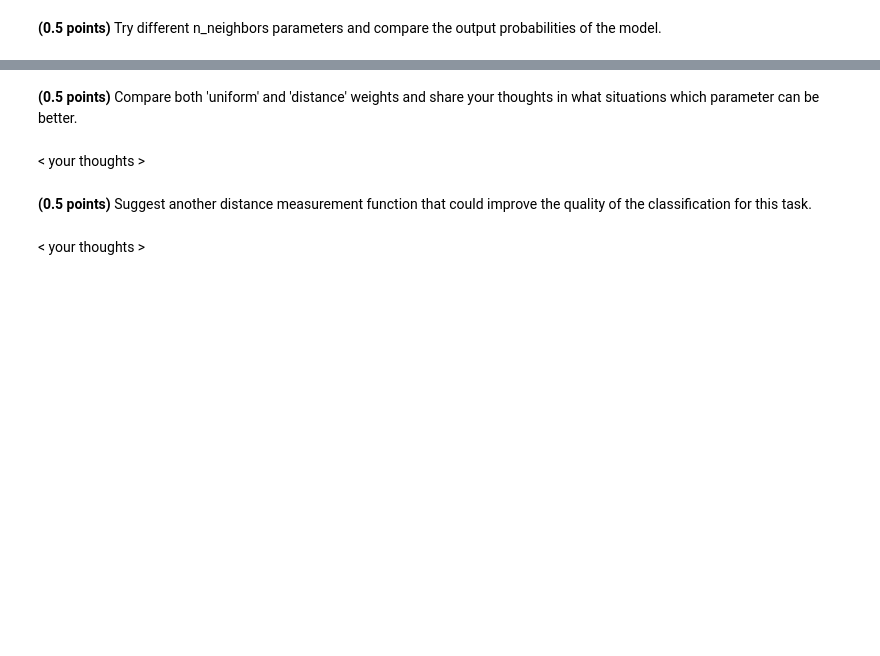
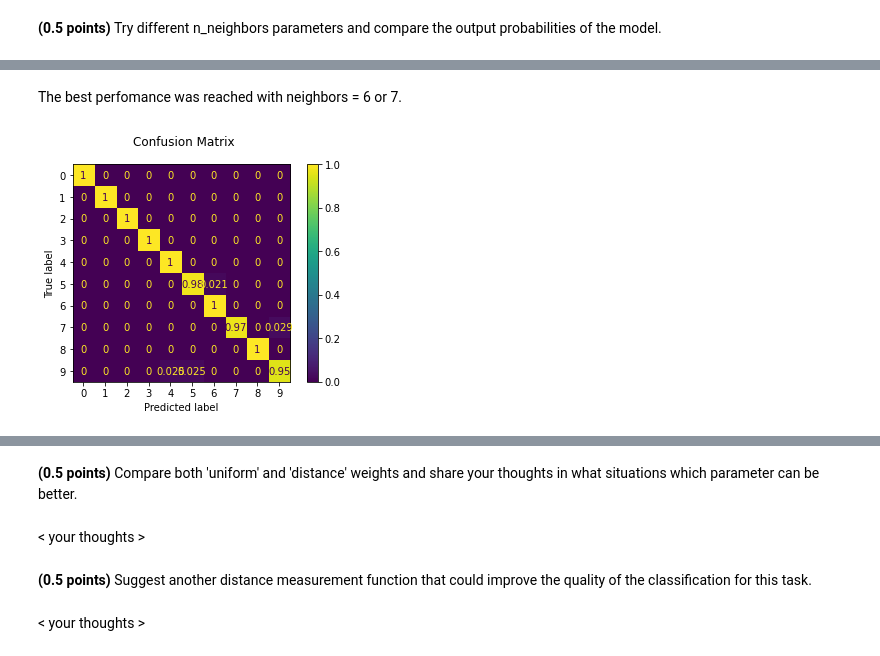
Before and after one commit to WioWio/ML-intro-Wio-2, a Jupyter notebook: hw_classification.ipynb, the cells around one changed output, grey strips where cells are left out. Cells and saved outputs as stored; diff of their text form; code cells hidden in the pictures; blank space fills up the shorter version.

```diff
--- a/hw_classification.ipynb
+++ b/hw_classification.ipynb
@@ -492,0 +507,7 @@ assert test_acc > 0.98
+# %% [markdown]
+The best perfomance was reached with neighbors = 6 or 7.
+# %%
+model = CustomKNeighborsClassifier(n_neighbors=6, weights='distance')
+train_acc, test_acc = fit_evaluate(model, X_train, y_train, X_test, y_test)
+# %% [output]
+[figure, added]
```
Also changed, not shown: parts of 6 cells of this notebook.
